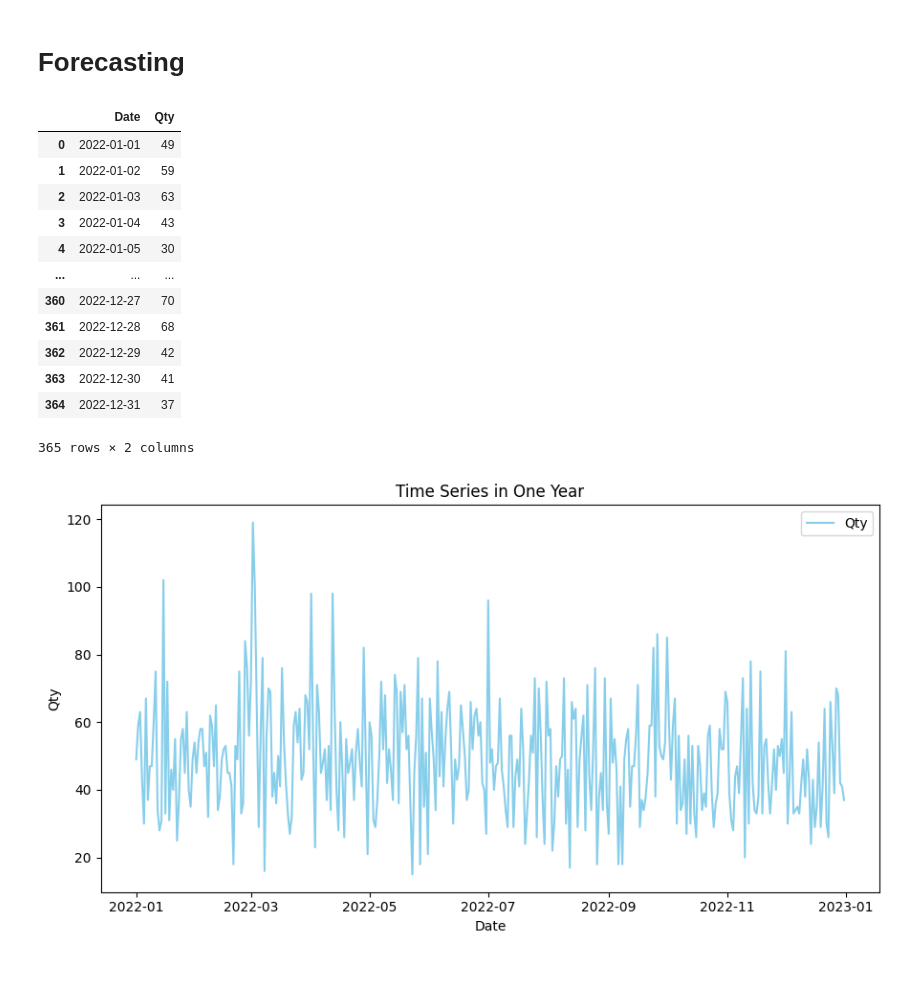
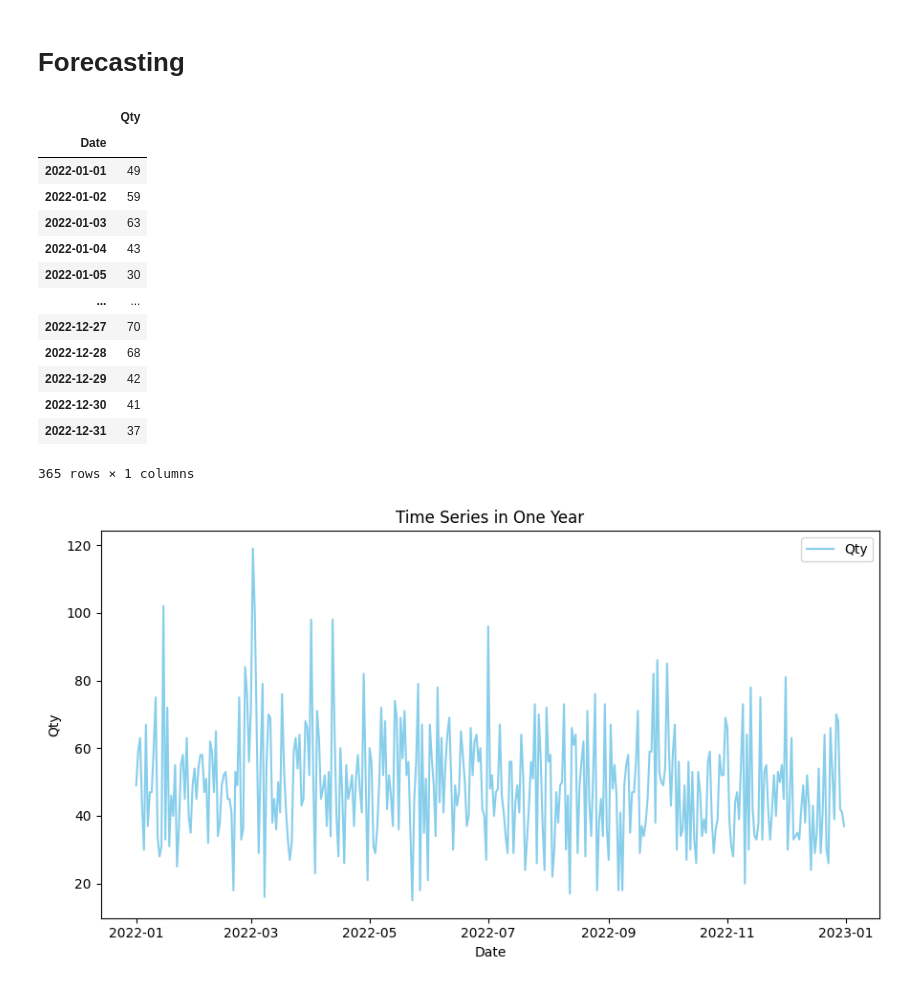
Before and after one commit to fikrialnfjr/DS-KalbeNutritionals, a Jupyter notebook: finalproject.ipynb, the cells around one changed output. Cells and saved outputs as stored; diff of their text form; code cells hidden in the pictures.

```diff
--- a/finalproject.ipynb
+++ b/finalproject.ipynb
@@ -208,21 +208,23 @@ Name: count, Length: 4908, dtype: int64
 # %% [markdown]
 # **Forecasting**
 # %%
-df_regression = df.groupby('Date')['Qty'].sum().reset_index()
-df_regression
+df_forecast = df.groupby('Date')['Qty'].sum().reset_index()
+df_forecast.set_index('Date', inplace=True)
+df_forecast
 # %% [output]
-|  | Date | Qty |
-| 0 | 2022-01-01 | 49 |
-| 1 | 2022-01-02 | 59 |
-| 2 | 2022-01-03 | 63 |
-| 3 | 2022-01-04 | 43 |
-| 4 | 2022-01-05 | 30 |
-| ... | ... | ... |
-| 360 | 2022-12-27 | 70 |
-| 361 | 2022-12-28 | 68 |
-| 362 | 2022-12-29 | 42 |
-| 363 | 2022-12-30 | 41 |
-| 364 | 2022-12-31 | 37 |
+|  | Qty |
+| Date |  |
+| 2022-01-01 | 49 |
+| 2022-01-02 | 59 |
+| 2022-01-03 | 63 |
+| 2022-01-04 | 43 |
+| 2022-01-05 | 30 |
+| ... | ... |
+| 2022-12-27 | 70 |
+| 2022-12-28 | 68 |
+| 2022-12-29 | 42 |
+| 2022-12-30 | 41 |
+| 2022-12-31 | 37 |
-365 rows × 2 columns
+365 rows × 1 columns
 # %%
 fig, ax = plt.subplots(figsize=(9, 5))
```
Also changed, not shown: parts of 30 cells of this notebook, 2 other files.
